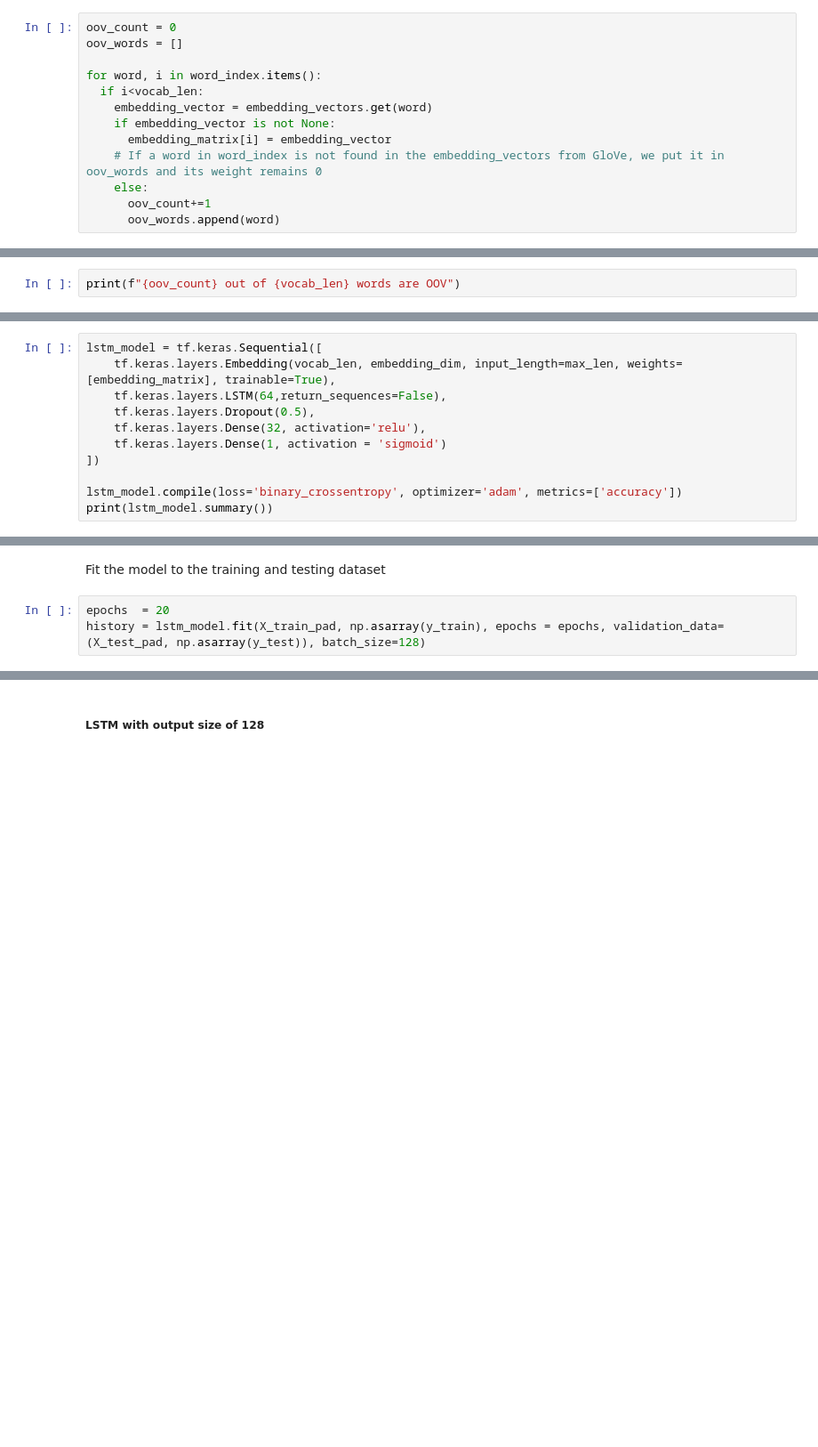
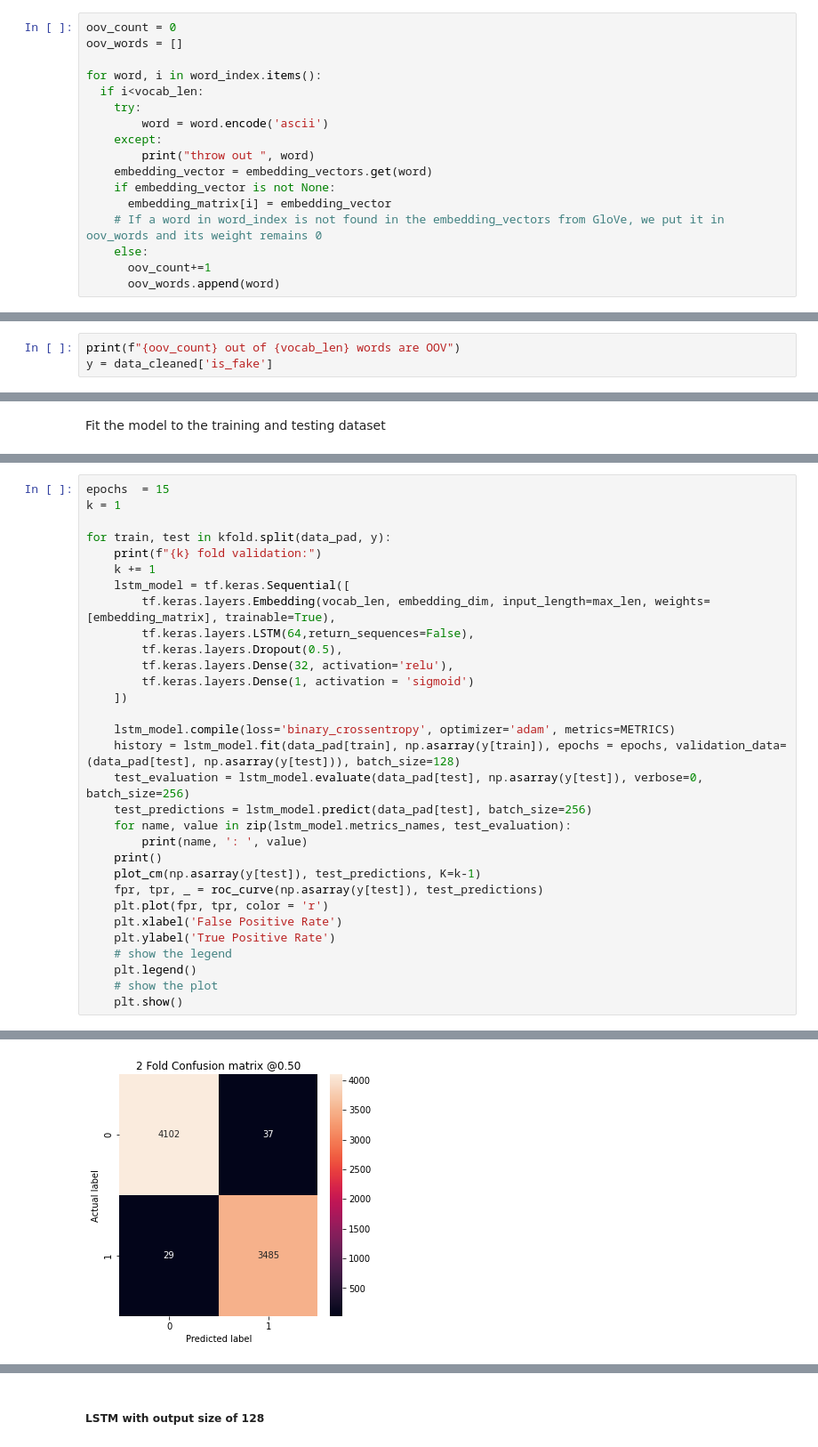
Before and after one commit to Kris2Wu/SA-project, a Jupyter notebook: Final.ipynb, the cells around one changed output, grey strips where cells are left out. Shown at 89% size. Drawn from its saved outputs; the diff is of its cells as text; blank space fills up the shorter version.

Commit message:
Add Kfold and roc curve for LSTM

```diff
--- a/Final.ipynb
+++ b/Final.ipynb
@@ -484,6 +575,10 @@ oov_words = []
 
 for word, i in word_index.items():
   if i<vocab_len:
+    try:
+        word = word.encode('ascii')
+    except:
+        print("throw out ", word)
     embedding_vector = embedding_vectors.get(word)
     if embedding_vector is not None:
       embedding_matrix[i] = embedding_vector
@@ -496,2 +611,3 @@ print("Some Out of Vocabulary words: ", oov_words[0:10])
 # %%
 print(f"{oov_count} out of {vocab_len} words are OOV")
+y = data_cleaned['is_fake']
@@ -528,14 +646,3 @@ Since we are doing a Binary Classification in this case, the `activation` functi
 Sigmoid layer `unit` equals to 1 as the output size of the final layer
 # %% [markdown]
 ##### **LSTM with output size of 64**
-# %%
-lstm_model = tf.keras.Sequential([
-    tf.keras.layers.Embedding(vocab_len, embedding_dim, input_length=max_len, weights=[embedding_matrix], trainable=True),
-    tf.keras.layers.LSTM(64,return_sequences=False),
-    tf.keras.layers.Dropout(0.5),
-    tf.keras.layers.Dense(32, activation='relu'),
-    tf.keras.layers.Dense(1, activation = 'sigmoid')
-])
-
-lstm_model.compile(loss='binary_crossentropy', optimizer='adam', metrics=['accuracy'])
-print(lstm_model.summary())
@@ -542,5 +677,2 @@ print(lstm_model.summary())
 # %% [markdown]
 Fit the model to the training and testing dataset
-# %%
-epochs  = 20
-history = lstm_model.fit(X_train_pad, np.asarray(y_train), epochs = epochs, validation_data=(X_test_pad, np.asarray(y_test)), batch_size=128)
@@ -581,0 +679,32 @@ sns.heatmap(cm, annot = True)
+# %%
+epochs  = 15
+k = 1
+
+for train, test in kfold.split(data_pad, y):
+    print(f"{k} fold validation:")
+    k += 1
+    lstm_model = tf.keras.Sequential([
+        tf.keras.layers.Embedding(vocab_len, embedding_dim, input_length=max_len, weights=[embedding_matrix], trainable=True),
+        tf.keras.layers.LSTM(64,return_sequences=False),
+        tf.keras.layers.Dropout(0.5),
+        tf.keras.layers.Dense(32, activation='relu'),
+        tf.keras.layers.Dense(1, activation = 'sigmoid')
+    ])
+
+    lstm_model.compile(loss='binary_crossentropy', optimizer='adam', metrics=METRICS)
+    history = lstm_model.fit(data_pad[train], np.asarray(y[train]), epochs = epochs, validation_data=(data_pad[test], np.asarray(y[test])), batch_size=128)
+    test_evaluation = lstm_model.evaluate(data_pad[test], np.asarray(y[test]), verbose=0, batch_size=256)
+    test_predictions = lstm_model.predict(data_pad[test], batch_size=256)
+    for name, value in zip(lstm_model.metrics_names, test_evaluation):
+        print(name, ': ', value)
+    print()
+    plot_cm(np.asarray(y[test]), test_predictions, K=k-1)
+    fpr, tpr, _ = roc_curve(np.asarray(y[test]), test_predictions)
+    plt.plot(fpr, tpr, color = 'r')
+    plt.xlabel('False Positive Rate')
+    plt.ylabel('True Positive Rate')
+    # show the legend
+    plt.legend()
+    # show the plot
+    plt.show()
+# %% [output]
@@ -581,0 +728 @@ sns.heatmap(cm, annot = True)
+[figure, added]
```
Also changed, not shown: parts of 35 cells of this notebook, 1 other file.
